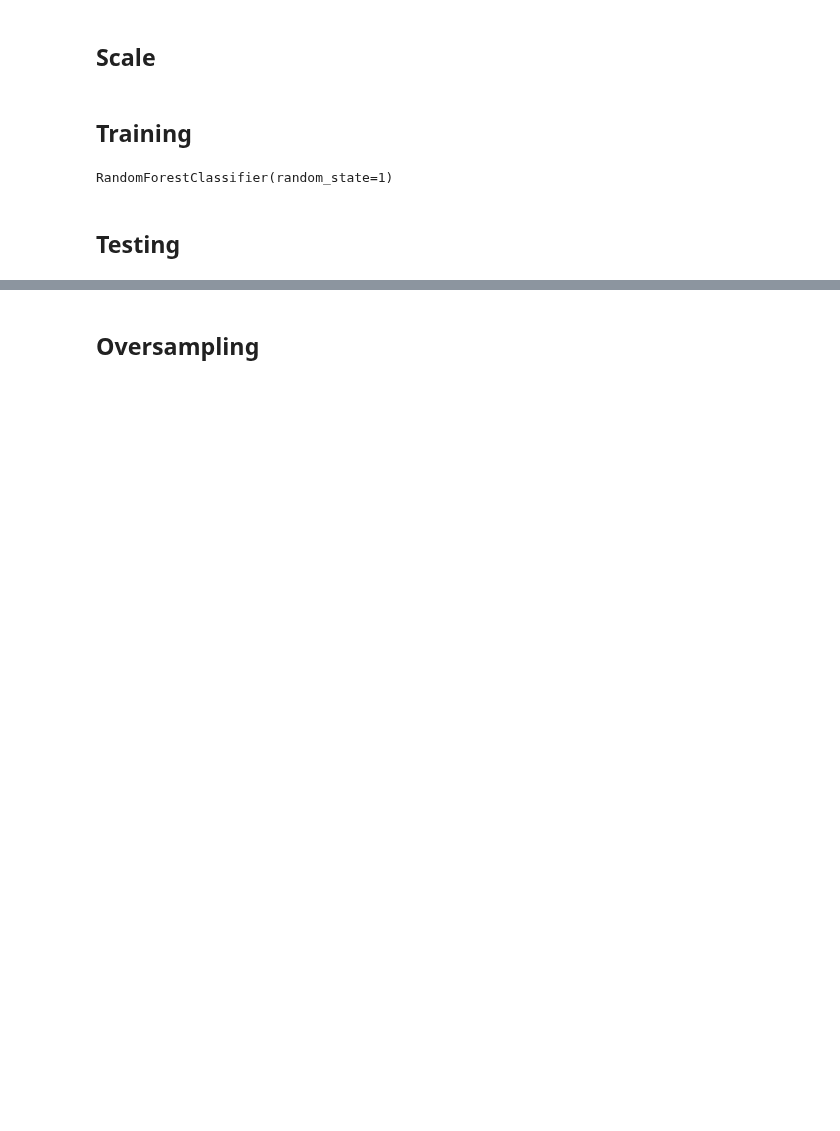
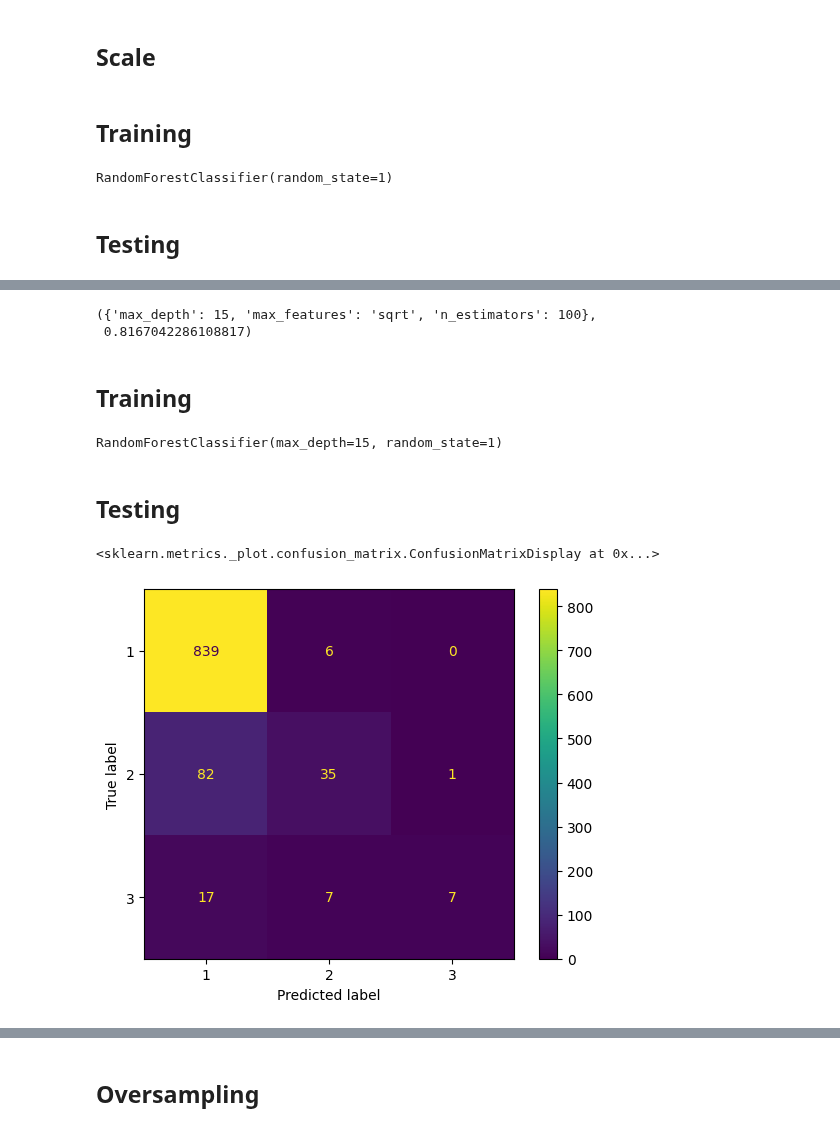
Before and after one commit to ProyectoDeGrado-2023-20/PG, a Jupyter notebook: Ideas/Models/Random Forest.ipynb, the cells around one changed output, grey strips where cells are left out. Saved outputs shown, nothing was run; the diff lists cells and outputs as text; code cells hidden in the pictures; blank space fills up the shorter version.

```diff
--- a/Ideas/Models/Random Forest.ipynb
+++ b/Ideas/Models/Random Forest.ipynb
@@ -147,0 +169,11 @@ roc_auc_score(y_test, clf_rf.predict_proba(X_test_scaled), multi_class='ovo')
+# %%
+optimal_params = GridSearchCV(
+    RandomForestClassifier(),
+    param_grid=param_grid,
+    cv=5,
+    scoring='f1_weighted',
+    verbose=3
+)
+# %%
+optimal_params.fit(X_train_scaled, y_train)
+# print(optimal_params)
@@ -147,0 +203,28 @@ roc_auc_score(y_test, clf_rf.predict_proba(X_test_scaled), multi_class='ovo')
+# %%
+optimal_params.best_params_, optimal_params.best_score_
+# %% [output]
+({'max_depth': 15, 'max_features': 'sqrt', 'n_estimators': 100},
+ 0.8167042286108817)
+# %% [markdown]
+## Training
+# %%
+clf_rf = RandomForestClassifier(
+    random_state=1,
+    max_depth=15,
+    max_features='sqrt',
+    n_estimators=100)
+clf_rf.fit(X_train_scaled, y_train)
+# %% [output]
+RandomForestClassifier(max_depth=15, random_state=1)
+# %% [markdown]
+## Testing
+# %%
+predictions = clf_rf.predict(X_test_scaled)
+cm = confusion_matrix(y_test, predictions)
+# %%
+disp = ConfusionMatrixDisplay(confusion_matrix=cm,
+                              display_labels=clf_rf.classes_)
+disp.plot()
+# %% [output]
+<sklearn.metrics._plot.confusion_matrix.ConfusionMatrixDisplay at 0x...>
+[figure, added]
```
Also changed, not shown: parts of 19 cells of this notebook, 4 other files.
